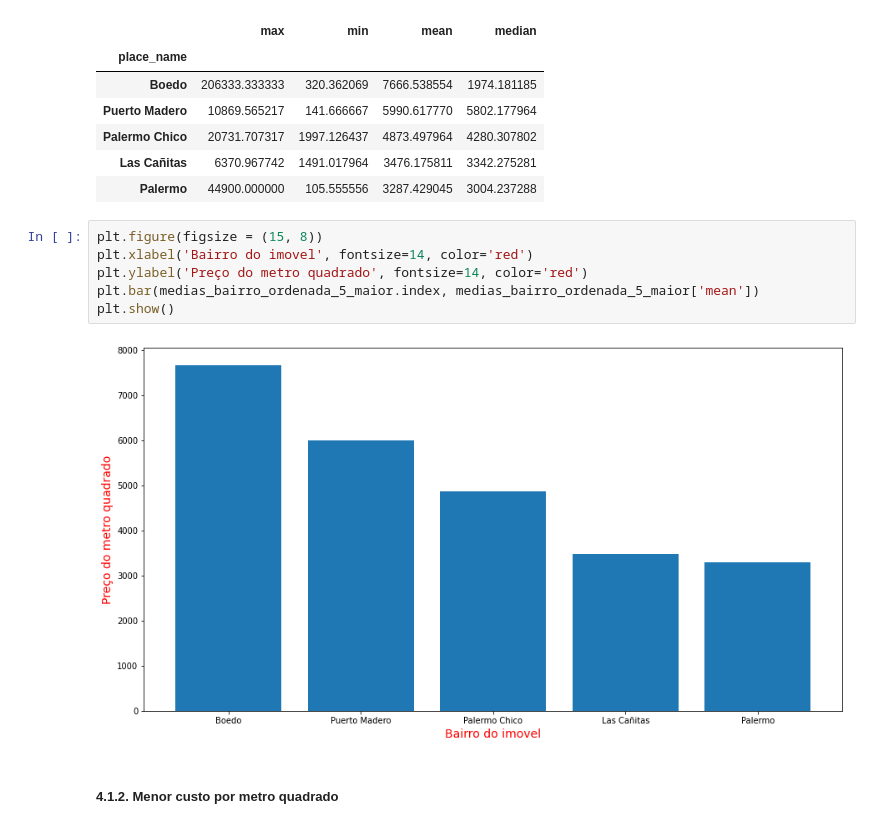
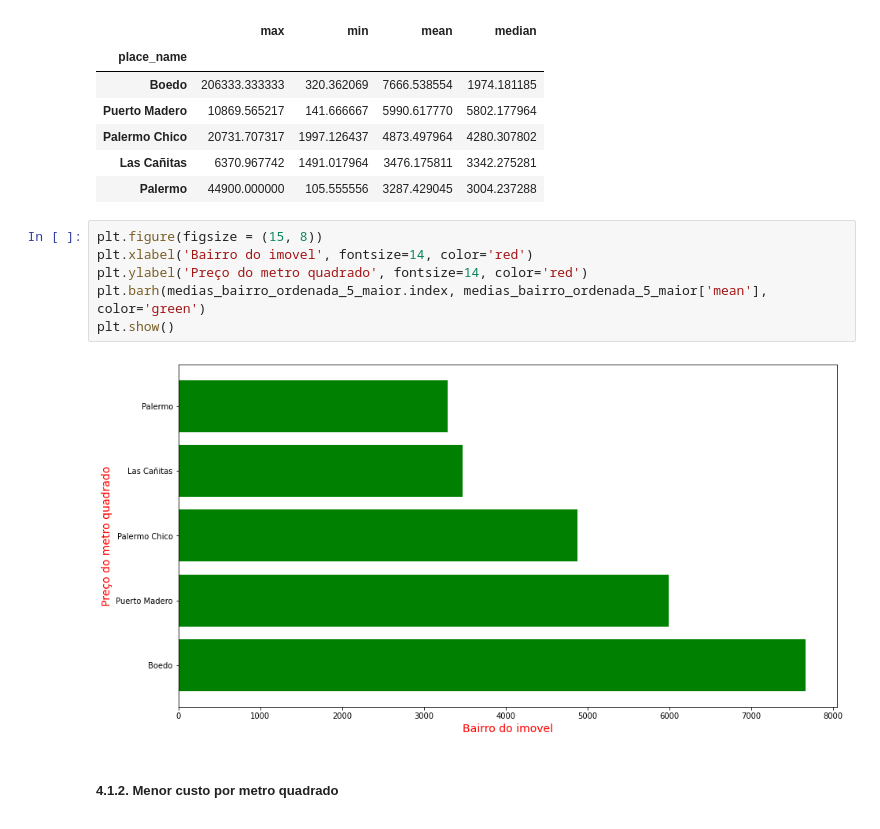
Before and after one commit to lidiambsouza/price_properties, a Jupyter notebook: price_properties.ipynb, the cells around one changed output. Cells and saved outputs as stored; diff of their text form.

```diff
--- a/price_properties.ipynb
+++ b/price_properties.ipynb
@@ -351,11 +351,11 @@ medias_bairro_ordenada_5_maior
 # %%
 plt.figure(figsize = (15, 8))
 plt.xlabel('Bairro do imovel', fontsize=14, color='red')
 plt.ylabel('Preço do metro quadrado', fontsize=14, color='red')
-plt.bar(medias_bairro_ordenada_5_maior.index, medias_bairro_ordenada_5_maior['mean'])
+plt.barh(medias_bairro_ordenada_5_maior.index, medias_bairro_ordenada_5_maior['mean'], color='green')
 plt.show()
 # %% [output]
-[figure, old version]
+[figure, new version]
 # %% [markdown]
 <h5>4.1.2. Menor custo por metro quadrado</h5>
 # %%
```
Also changed, not shown: parts of 3 cells of this notebook.
